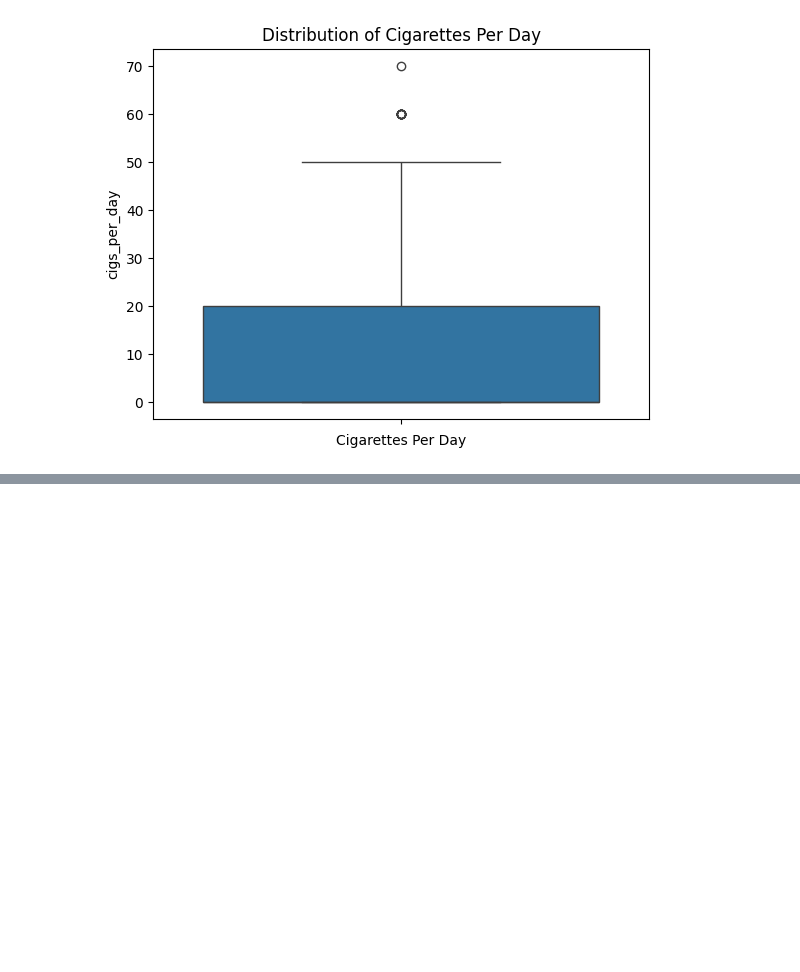
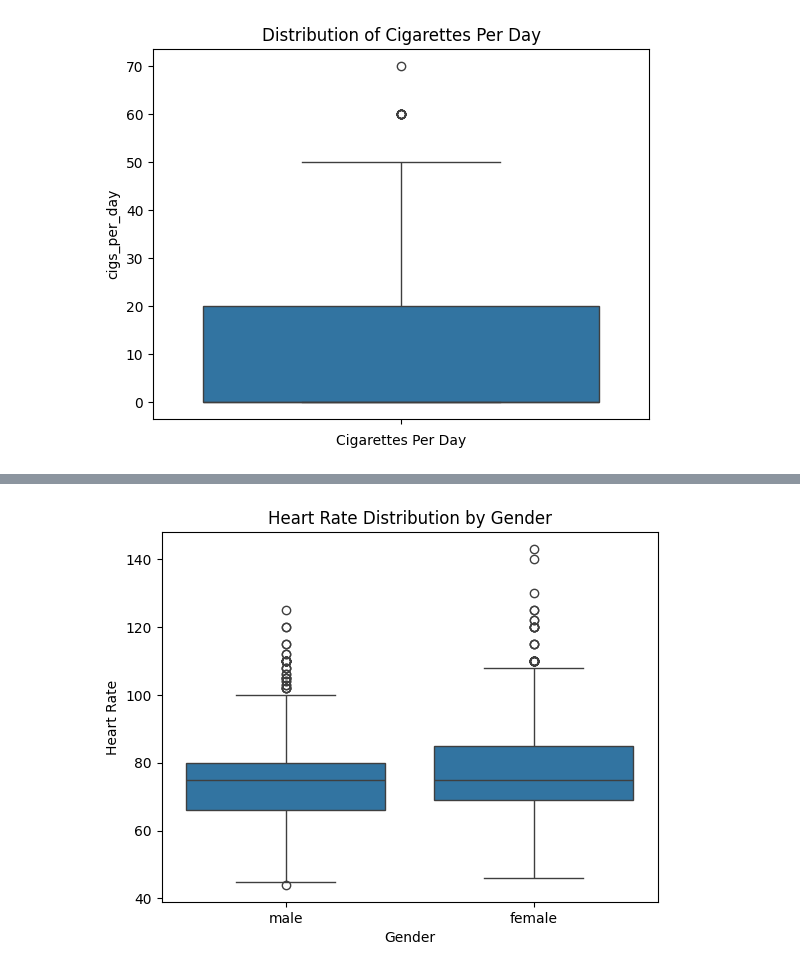
Before and after one commit to 254Bit/SmokersHealthData, a Jupyter notebook: smokers_data.ipynb, the cells around one changed output, grey strips where cells are left out. Cells and saved outputs as stored; diff of their text form; code cells hidden in the pictures; blank space fills up the shorter version.

```diff
--- a/smokers_data.ipynb
+++ b/smokers_data.ipynb
@@ -117,0 +153,9 @@ plt.show()
+# %%
+# Heart Rate by Gender
+sns.boxplot(x=df['sex'], y =df['heart_rate'])
+plt.xlabel('Gender')
+plt.ylabel('Heart Rate')
+plt.title('Heart Rate Distribution by Gender')
+plt.show()
+# %% [output]
+[figure, added]
```
Also changed, not shown: parts of 4 cells of this notebook.
